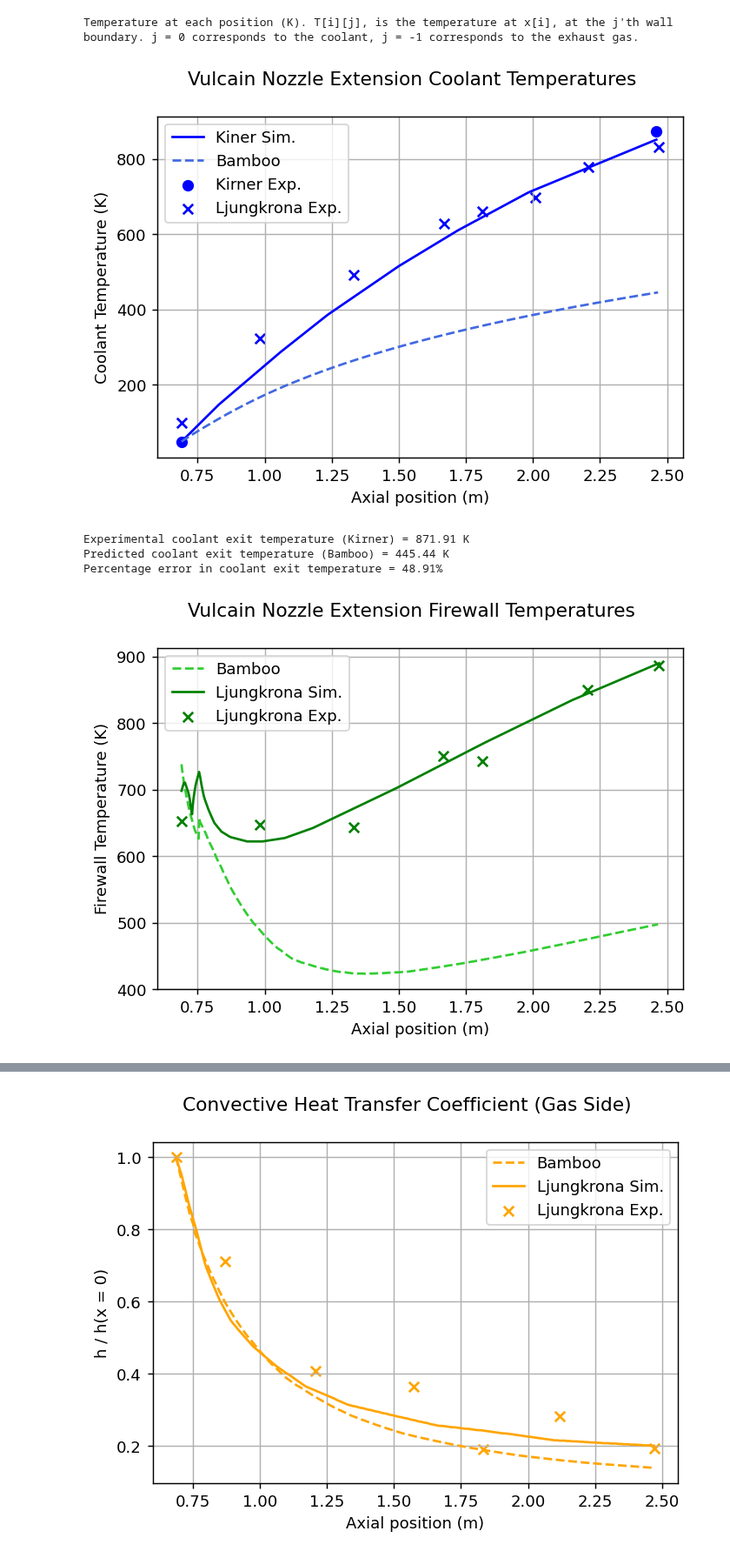
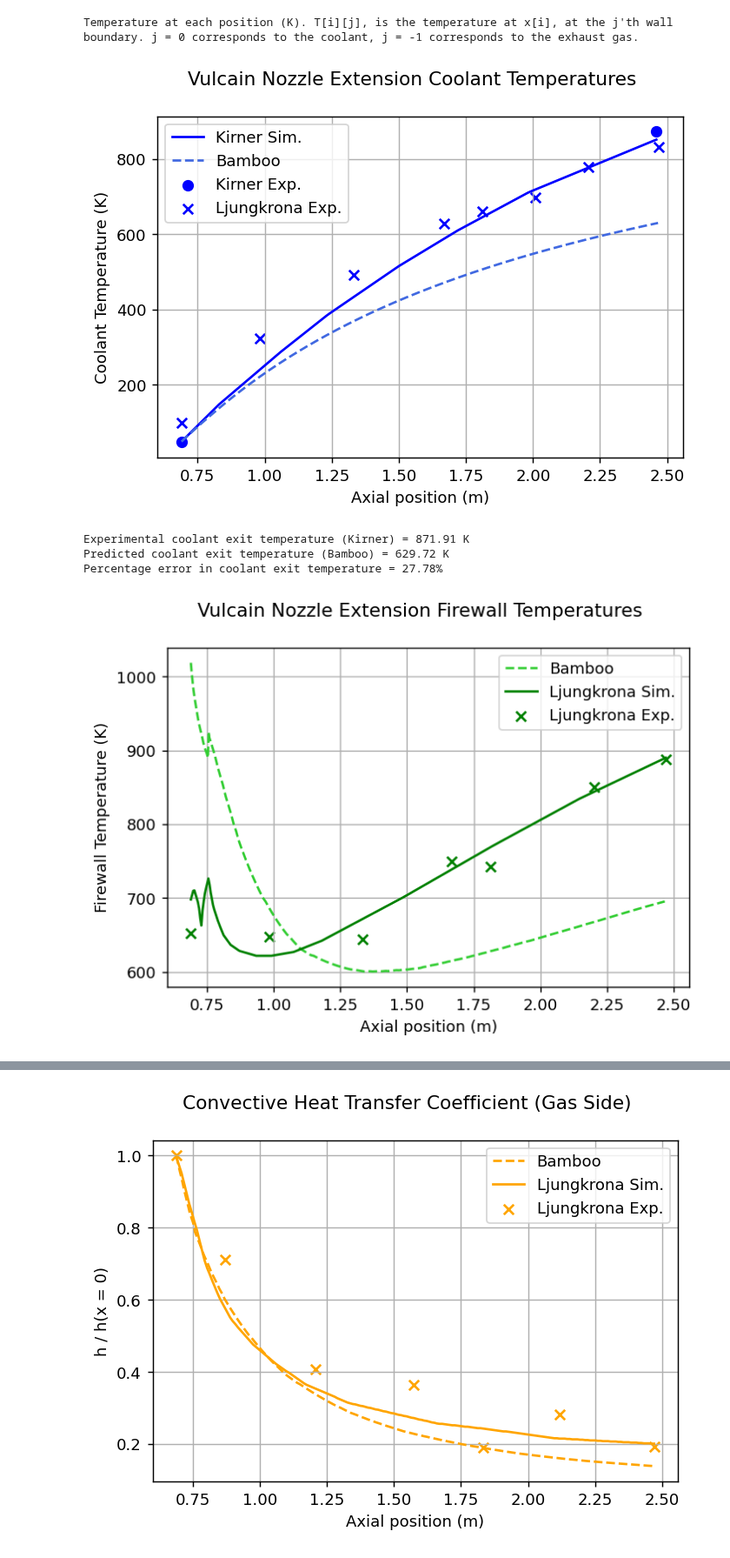
Before and after one commit to cuspaceflight/bamboo, a Jupyter notebook: validation/Vulcain Nozzle Extension.ipynb, the cells around one changed output, grey strips where cells are left out. Shown at 87% size. Cells and saved outputs as stored; diff of their text form; code cells hidden in the pictures.

Commit message:
Added option for exhaust convection to have a scale factor

```diff
--- a/validation/Vulcain Nozzle Extension.ipynb
+++ b/validation/Vulcain Nozzle Extension.ipynb
@@ -187,7 +187,9 @@ engine = bam.Engine(perfect_gas = perfect_gas,
                     cooling_jacket = cooling_jacket,
                     exhaust_transport = exhaust_transport,
                     walls = wall,
-                    exhaust_convection = "bartz-sigma")
+                    coolant_convection = "gnielinski",
+                    exhaust_convection = "bartz-sigma",
+                    h_exhaust_sf = 1.0)
 # %%
 # Run simulation
 bamboo_results = engine.steady_heating_analysis(counterflow = False)
@@ -208,7 +210,7 @@ fig.suptitle("Vulcain Nozzle Extension Coolant Temperatures")
 # Plot coolant temperatures
 ax.plot(data["Kirner"]["Extension Coolant Temperature (Sim)"]["x"],
         data["Kirner"]["Extension Coolant Temperature (Sim)"]["y"],
-        label = "Kiner Sim.",
+        label = "Kirner Sim.",
         color= "blue")
 
 ax.plot(bamboo_results["x"],
@@ -217,37 +219,37 @@ ax.plot(bamboo_results["x"],
         color= "royalblue",
         linestyle = "--")
 
 # Plot their experimental datapoints
 ax.scatter(data["Kirner"]["Extension Coolant Temperature (Exp)"]["x"],
            data["Kirner"]["Extension Coolant Temperature (Exp)"]["y"],
            s = 40,
            marker = 'o',
            color = "blue",
            label = "Kirner Exp.")
 
 ax.scatter(data["Ljungkrona"]["Extension Coolant Temperature (Exp)"]["x"],
            data["Ljungkrona"]["Extension Coolant Temperature (Exp)"]["y"],
            s = 40,
            marker = 'x',
            color = "blue",
            label = "Ljungkrona Exp.")
 
 # Formatting
 ax.set_ylabel("Coolant Temperature (K)")
 ax.set_xlabel("Axial position (m)")
 ax.grid()
 ax.legend()
 plt.show()
 
 print(f'Experimental coolant exit temperature (Kirner) = {data["Kirner"]["Extension Coolant Temperature (Exp)"]["y"][-1]:.2f} K')
 print(f'Predicted coolant exit temperature (Bamboo) = {bamboo_results["T_coolant"][-1]:.2f} K')
 percent_error = 100*(bamboo_results["T_coolant"][-1] - data["Kirner"]["Extension Coolant Temperature (Exp)"]["y"][-1])/data["Kirner"]["Extension Coolant Temperature (Exp)"]["y"][-1]
 print(f'Percentage error in coolant exit temperature = {abs(percent_error):.2f}%\n')
 # %% [output]
-[figure, old version]
+[figure, new version]
 Experimental coolant exit temperature (Kirner) = 871.91 K
-Predicted coolant exit temperature (Bamboo) = 445.44 K
-Percentage error in coolant exit temperature = 48.91%
+Predicted coolant exit temperature (Bamboo) = 629.72 K
+Percentage error in coolant exit temperature = 27.78%
 # %%
 # Plot exhaust side wall temperatures
 fig, ax = plt.subplots()
@@ -281,5 +283,5 @@ ax.grid()
 ax.legend()
 plt.show()
 # %% [output]
-[figure, old version]
+[figure, new version]
 # %%
```
Also changed, not shown: parts of 2 cells of this notebook, 1 other file.
